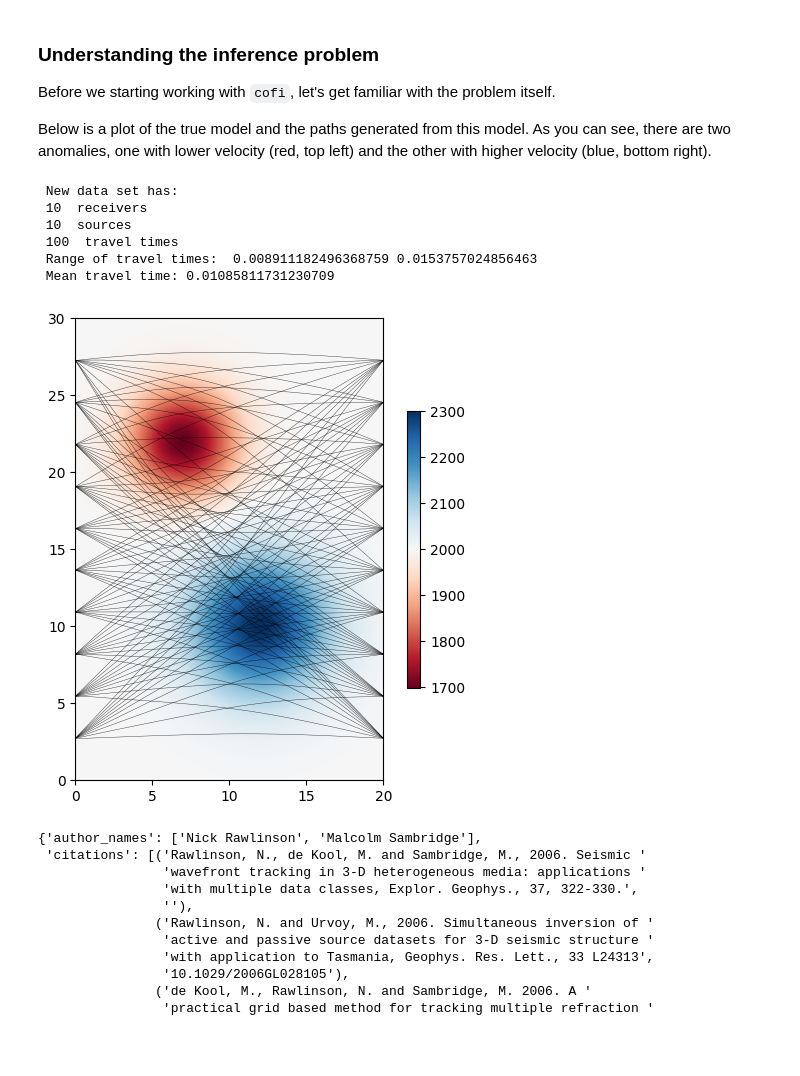
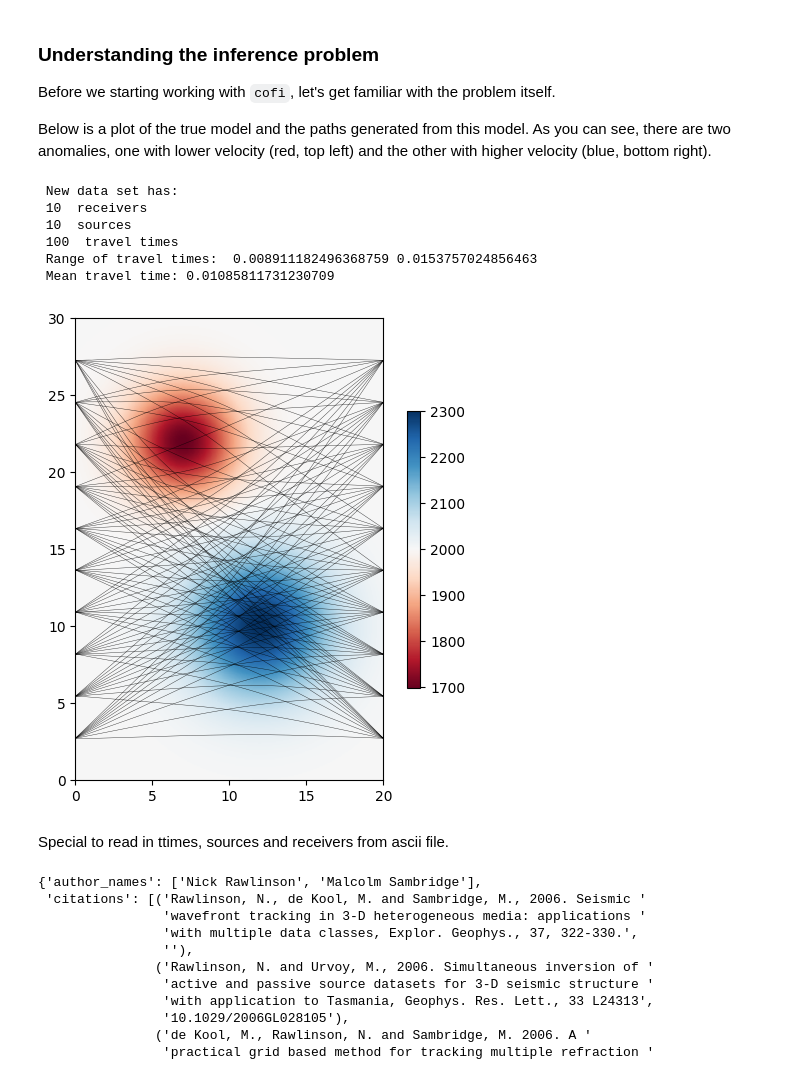
Before and after one commit to inlab-geo/cofi-examples, a Jupyter notebook: examples/fmm_tomography/fmm_tomography_regularization_discussion.ipynb, the cells around one changed output. Saved outputs shown, nothing was run; the diff lists cells and outputs as text; code cells hidden in the pictures; blank space fills up the shorter version.

```diff
--- a/examples/fmm_tomography/fmm_tomography_regularization_discussion.ipynb
+++ b/examples/fmm_tomography/fmm_tomography_regularization_discussion.ipynb
@@ -57,27 +57,30 @@ usepyfm2d = True # switch to use either fmm from pyfm2d (True) package or geo-es
 # %%
 fmm = espresso.FmmTomography()
 if(usepyfm2d):
 
     # set wavetracker options
     options = wt.WaveTrackerOptions(
         paths=True,
+        cartesian=True,
         )
     smodel_good = fmm.good_model.reshape(fmm.model_shape) # retrieve slowness model
     vmodel_good = 1./smodel_good # retrieve velocity model
 
     result = wt.calc_wavefronts(vmodel_good,fmm.receivers,fmm.sources,extent=fmm.extent, options=options) # track wavefronts
     paths = result.paths
 
     wt.display_model(vmodel_good,paths=paths,extent=fmm.extent,line=0.3,alpha=0.82)
 
 else: #Using geo-espresso forward model
 
     fmm.plot_model(fmm.good_model, with_paths=True); # espresso plot
 # %% [output]
  New data set has:
  10  receivers
  10  sources
  100  travel times
  Range of travel times:  0.008911182496368759 0.0153757024856463
  Mean travel time: 0.01085811731230709
-[figure, old version]
+[figure, new version]
+# %% [markdown]
+Special to read in ttimes, sources and receivers from ascii file.
```
Also changed, not shown: parts of 15 cells of this notebook, 10 other files.
